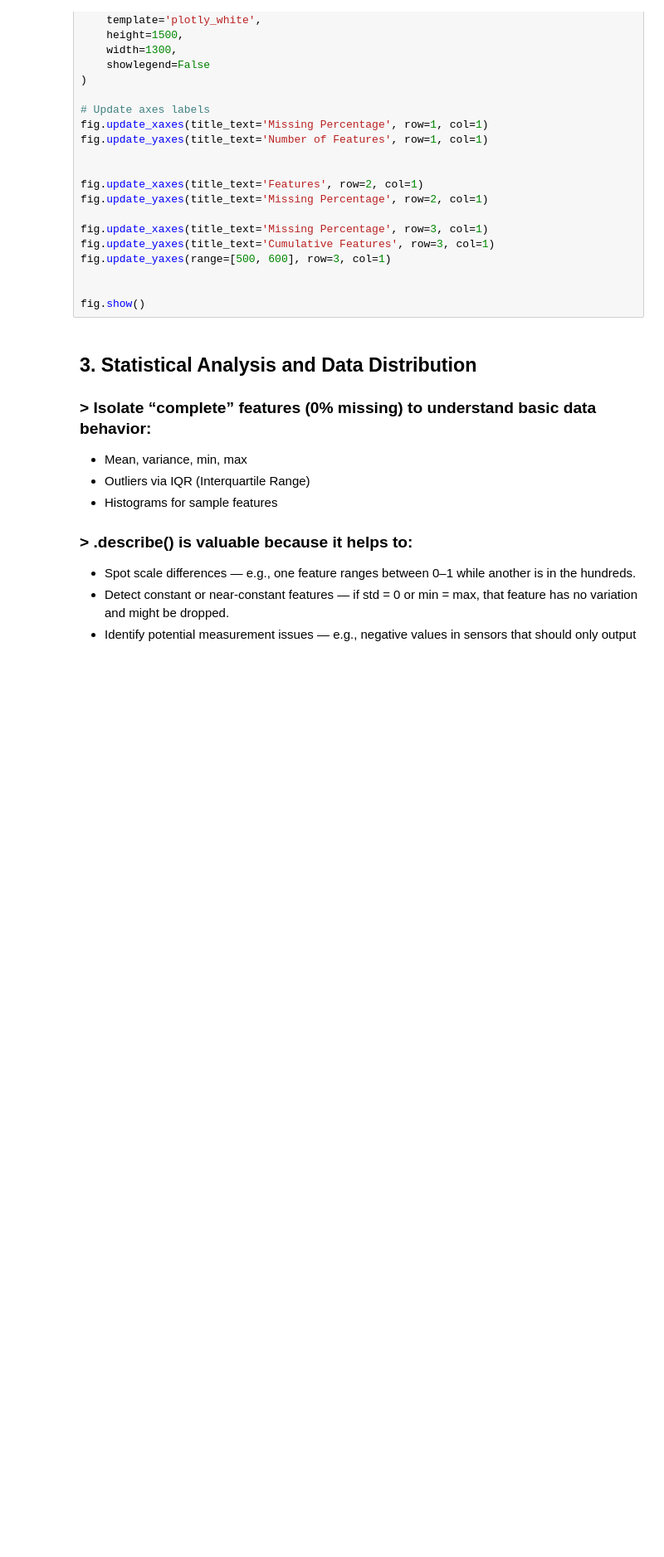
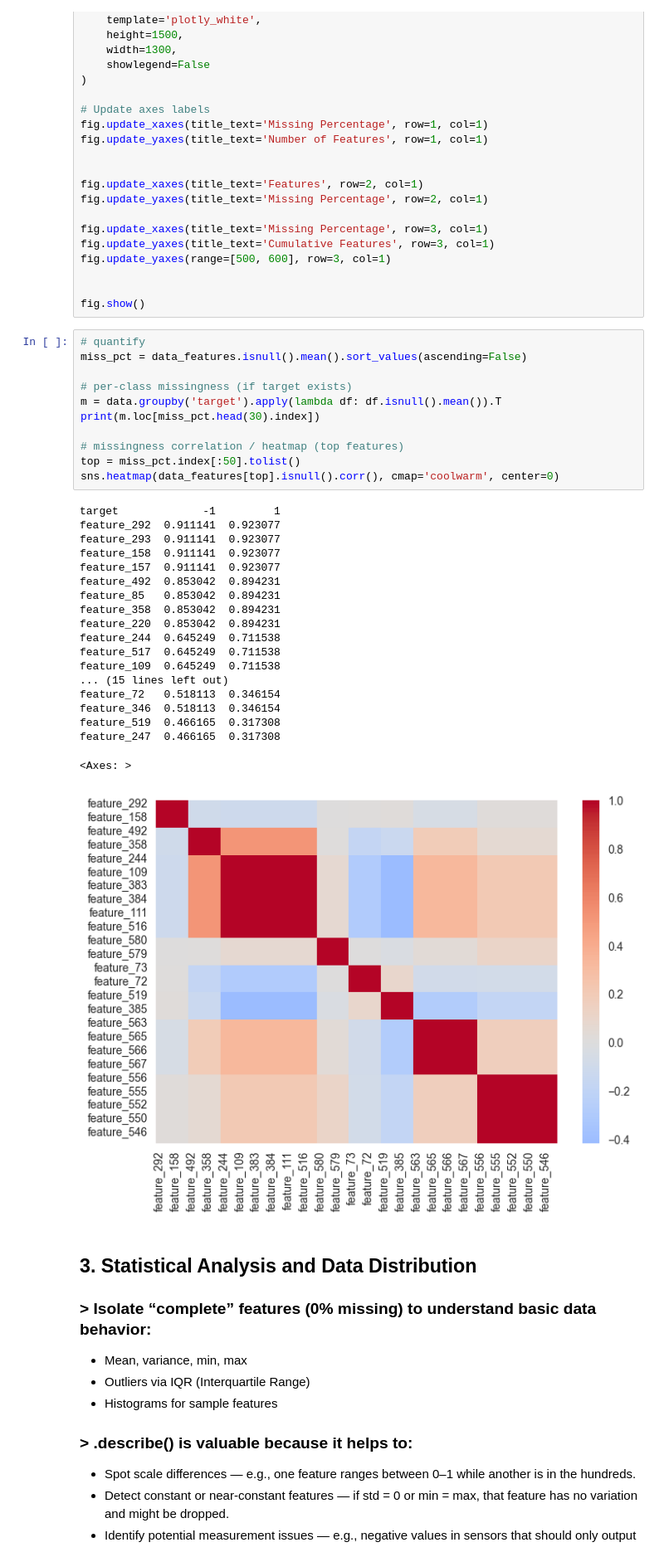
Before and after one commit to Min47/wafer-yield, a Jupyter notebook: notebooks/01_eda_and_preprocessing.ipynb, the cells around one changed output. Shown at 83% size. Cells and saved outputs as stored; diff of their text form; blank space fills up the shorter version.

```diff
--- a/notebooks/01_eda_and_preprocessing.ipynb
+++ b/notebooks/01_eda_and_preprocessing.ipynb
@@ -341,6 +303,37 @@ fig.update_yaxes(range=[500, 600], row=3, col=1)
 
 
 fig.show()
+# %%
+# quantify
+miss_pct = data_features.isnull().mean().sort_values(ascending=False)
+
+# per-class missingness (if target exists)
+m = data.groupby('target').apply(lambda df: df.isnull().mean()).T
+print(m.loc[miss_pct.head(30).index])
+
+# missingness correlation / heatmap (top features)
+top = miss_pct.index[:50].tolist()
+sns.heatmap(data_features[top].isnull().corr(), cmap='coolwarm', center=0)
+# %% [output]
+target             -1         1
+feature_292  0.911141  0.923077
+feature_293  0.911141  0.923077
+feature_158  0.911141  0.923077
+feature_157  0.911141  0.923077
+feature_492  0.853042  0.894231
+feature_85   0.853042  0.894231
+feature_358  0.853042  0.894231
+feature_220  0.853042  0.894231
+feature_244  0.645249  0.711538
+feature_517  0.645249  0.711538
+feature_109  0.645249  0.711538
+... (15 lines left out)
+feature_72   0.518113  0.346154
+feature_346  0.518113  0.346154
+feature_519  0.466165  0.317308
+feature_247  0.466165  0.317308
+<Axes: >
+[figure, added]
 # %% [markdown]
 ## 3. Statistical Analysis and Data Distribution
 
```
Also changed, not shown: parts of 3 cells of this notebook, 1 other file.
